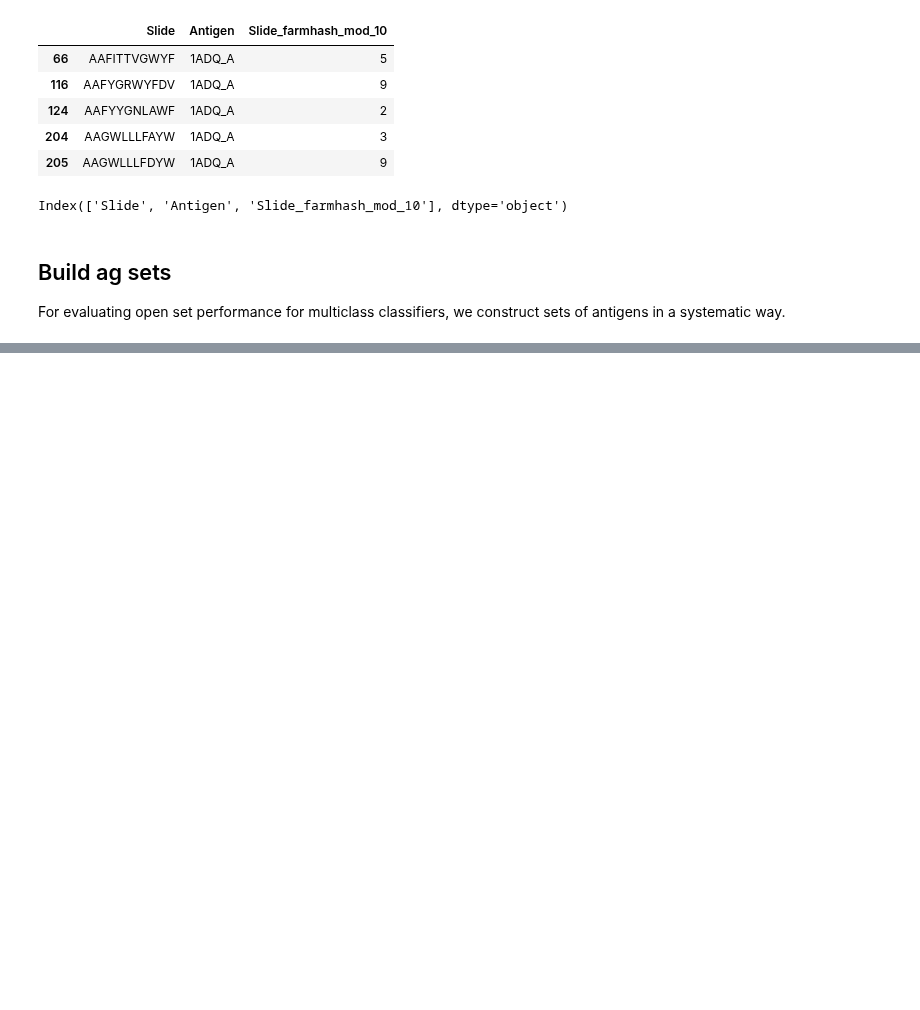
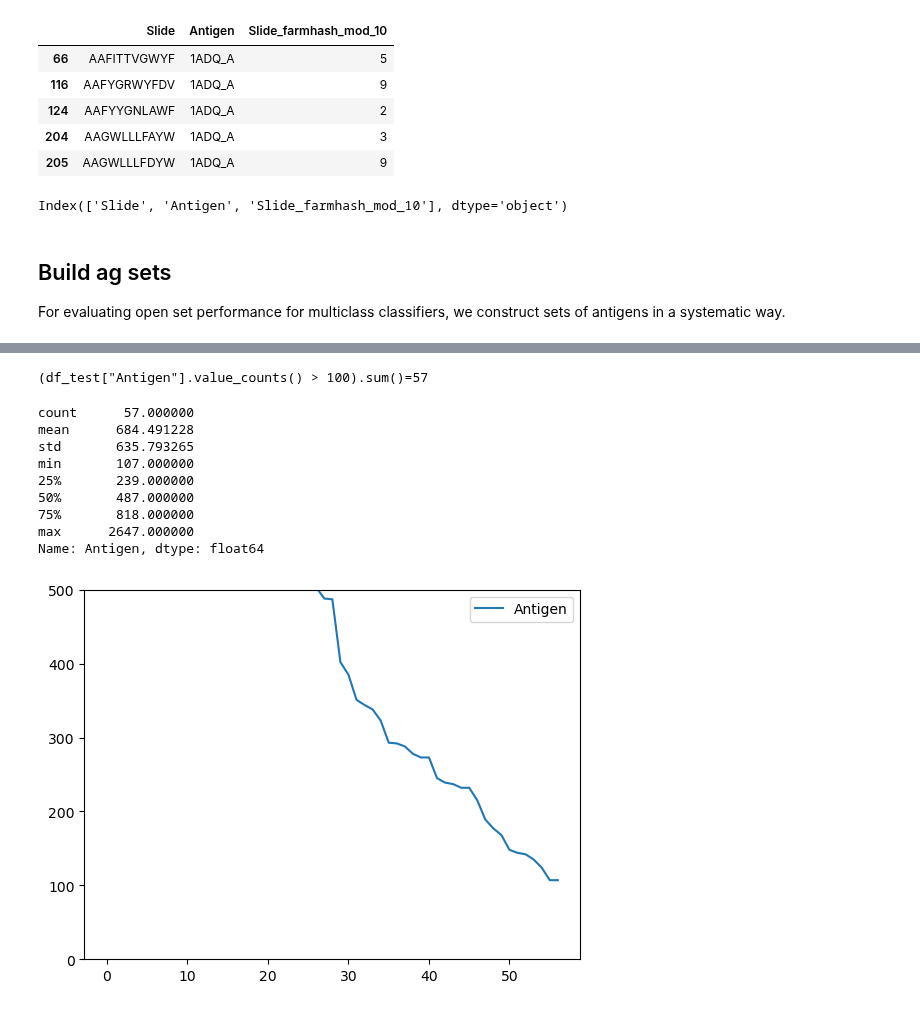
Before and after one commit to csi-greifflab/negative-class-optimization, a Jupyter notebook: notebooks/16_Explore_Absolut_Data.ipynb, the cells around one changed output, grey strips where cells are left out. Drawn from its saved outputs; the diff is of its cells as text; code cells hidden in the pictures; blank space fills up the shorter version.

```diff
--- a/notebooks/16_Explore_Absolut_Data.ipynb
+++ b/notebooks/16_Explore_Absolut_Data.ipynb
@@ -186,0 +214,16 @@ AttributeError: module 'NegativeClassOptimization.utils' has no attribute 'gener
+# %%
+df_test["Antigen"].value_counts().reset_index().plot(ylim=(0, 500))
+print(f'{(df_test["Antigen"].value_counts() > 100).sum()=}')
+df_test["Antigen"].value_counts().describe()
+# %% [output]
+(df_test["Antigen"].value_counts() > 100).sum()=57
+count      57.000000
+mean      684.491228
+std       635.793265
+min       107.000000
+25%       239.000000
+50%       487.000000
+75%       818.000000
+max      2647.000000
+Name: Antigen, dtype: float64
+[figure, added]
```
Also changed, not shown: parts of 3 cells of this notebook, 6 other files.
